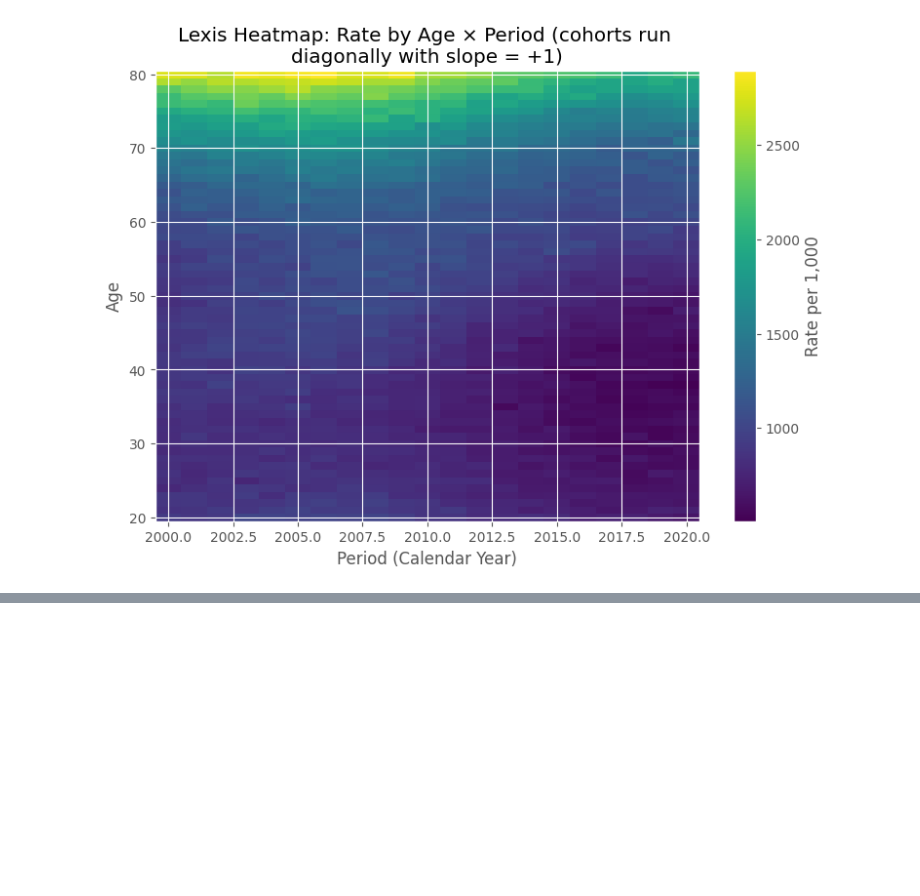
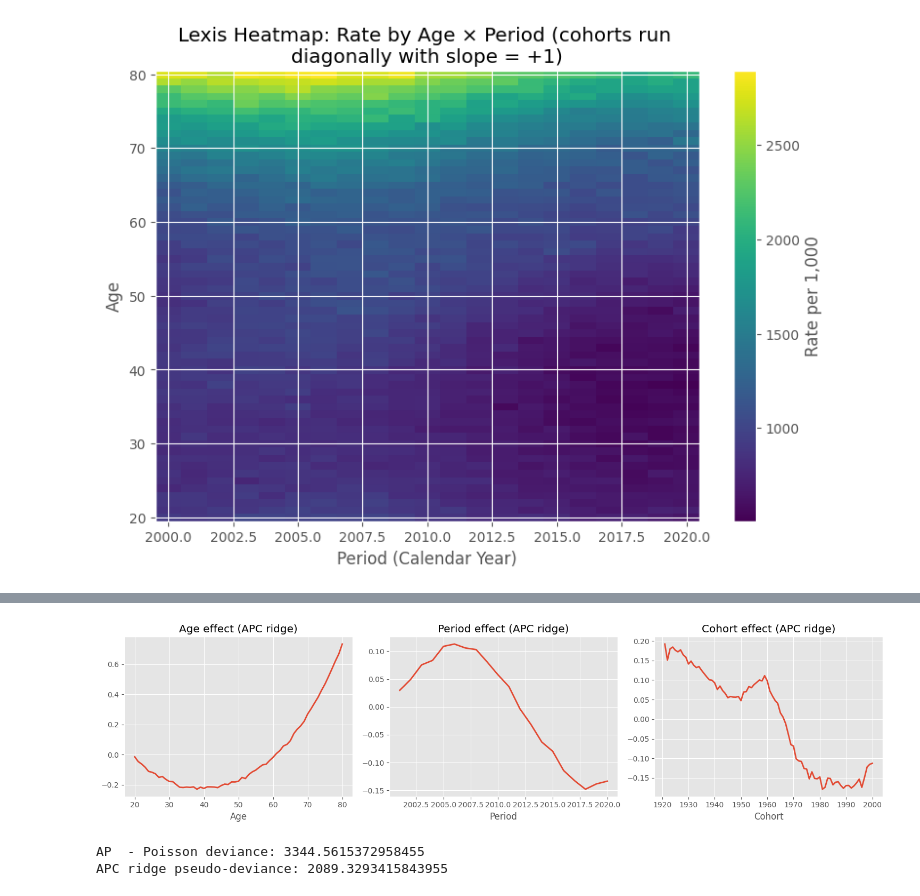
Before and after one commit to marami52/MLDS-490-time-series, a Jupyter notebook: session-5.ipynb, the cells around one changed output, grey strips where cells are left out. Drawn from its saved outputs; the diff is of its cells as text; code cells hidden in the pictures; blank space fills up the shorter version.

```diff
--- a/session-5.ipynb
+++ b/session-5.ipynb
@@ -1518,0 +1637,53 @@ plt.show()
+# %%
+# Full APC design without intercept; drop one level per factor automatically
+X_apc = dmatrix("0 + C(age) + C(period) + C(cohort)", grid, return_type='dataframe')
+
+# Regularized Poisson GLM (elastic-net with L1_wt=0 -> pure ridge)
+# alpha controls penalty strength; tune it (e.g., try 0.1, 0.5, 1.0, 5.0)
+alpha = 1
+model_apc = sm.GLM(y, X_apc, family=sm.families.Poisson(), offset=offset)
+res_apc = model_apc.fit_regularized(alpha=alpha, L1_wt=0.0, maxiter=2000)
+
+# Recover and center effects for plotting
+age_cols2 = [c for c in X_apc.columns if c.startswith('C(age)')]
+per_cols2 = [c for c in X_apc.columns if c.startswith('C(period)')]
+coh_cols2 = [c for c in X_apc.columns if c.startswith('C(cohort)')]
+
+def extract_center(params, cols, cast=int):
+    indices = []
+    for c in cols:
+        # Extract value between brackets and remove 'T.' prefix if present
+        val = c.split('[')[-1][:-1]
+        if val.startswith('T.'):
+            val = val[2:]
+        indices.append(cast(val))
+
+    s = pd.Series(params[cols].values, index=indices).sort_index()
+    return s - s.mean()
+
+age_eff_hat_apc = extract_center(res_apc.params, age_cols2, cast=int)
+per_eff_hat_apc = extract_center(res_apc.params, per_cols2, cast=int)
+coh_eff_hat_apc = extract_center(res_apc.params, coh_cols2, cast=int)
+
+fig, ax = plt.subplots(1,3, figsize=(15,4))
+ax[0].plot(age_eff_hat_apc.index, age_eff_hat_apc.values, lw=2)
+ax[0].set_title('Age effect (APC ridge)'); ax[0].set_xlabel('Age'); ax[0].grid(True)
+ax[1].plot(per_eff_hat_apc.index, per_eff_hat_apc.values, lw=2)
+ax[1].set_title('Period effect (APC ridge)'); ax[1].set_xlabel('Period'); ax[1].grid(True)
+ax[2].plot(coh_eff_hat_apc.index, coh_eff_hat_apc.values, lw=2)
+ax[2].set_title('Cohort effect (APC ridge)'); ax[2].set_xlabel('Cohort'); ax[2].grid(True)
+plt.tight_layout(); plt.show()
+# %% [output]
+[figure, added]
+# %%
+grid['mu_apc'] = res_apc.predict(X_apc, offset=offset)
+print("AP  - Poisson deviance:", res_ap.deviance)
+# fit_regularized doesn’t always store deviance; compute a pseudo-deviance:
+dev_apc = 2*np.sum(grid['count']*np.log((grid['count']+1e-12)/grid['mu_apc']) - (grid['count']-grid['mu_apc']))
+print("APC ridge pseudo-deviance:", dev_apc)
+
+resid_apc = (grid['count'] - grid['mu_apc'])/np.sqrt(np.maximum(grid['mu_apc'],1e-9))
+resid_mat_apc = resid_apc.values.reshape(len(ages), len(periods), order='F')  # same shape as heatmaps if you like
+# %% [output]
+AP  - Poisson deviance: 3344.5615372958455
+APC ridge pseudo-deviance: 2089.3293415843955
```
Also changed, not shown: parts of 6 cells of this notebook, 1 other file.
